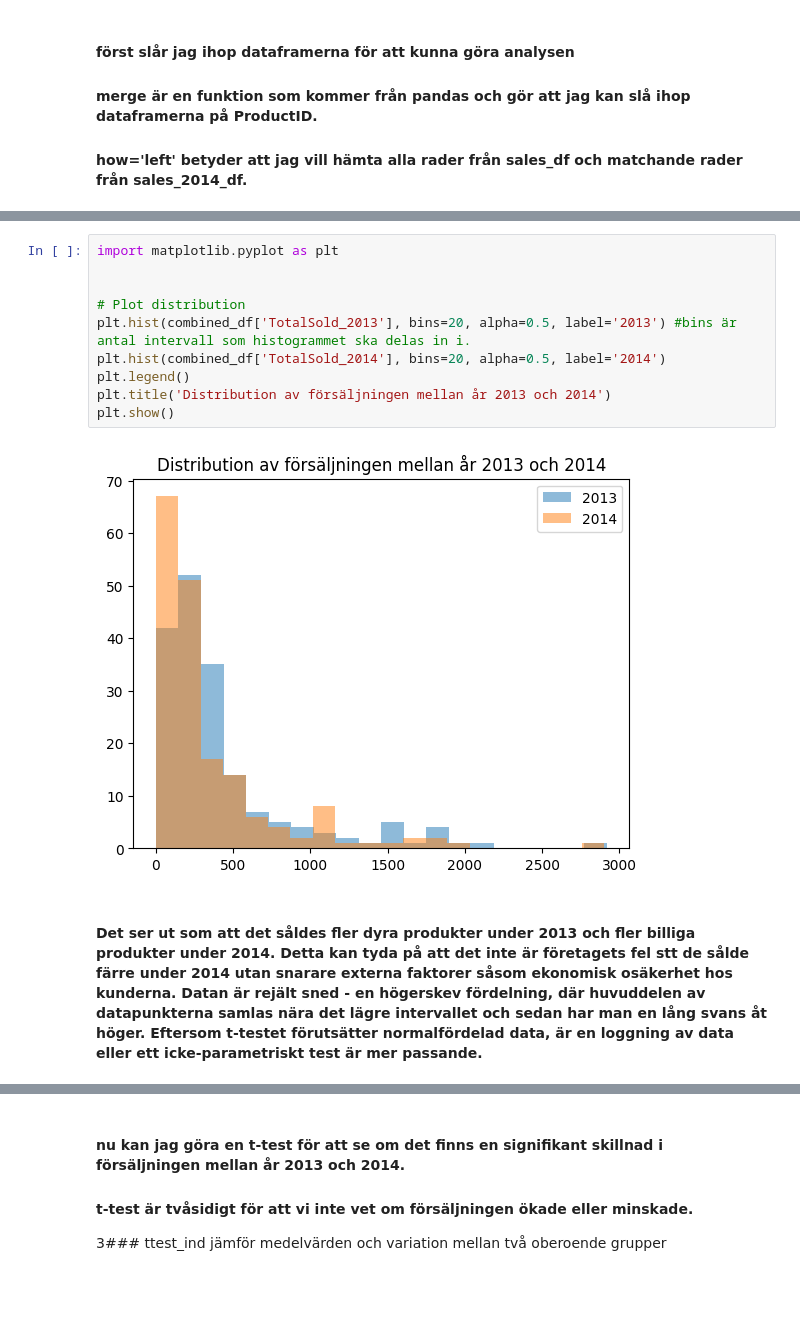
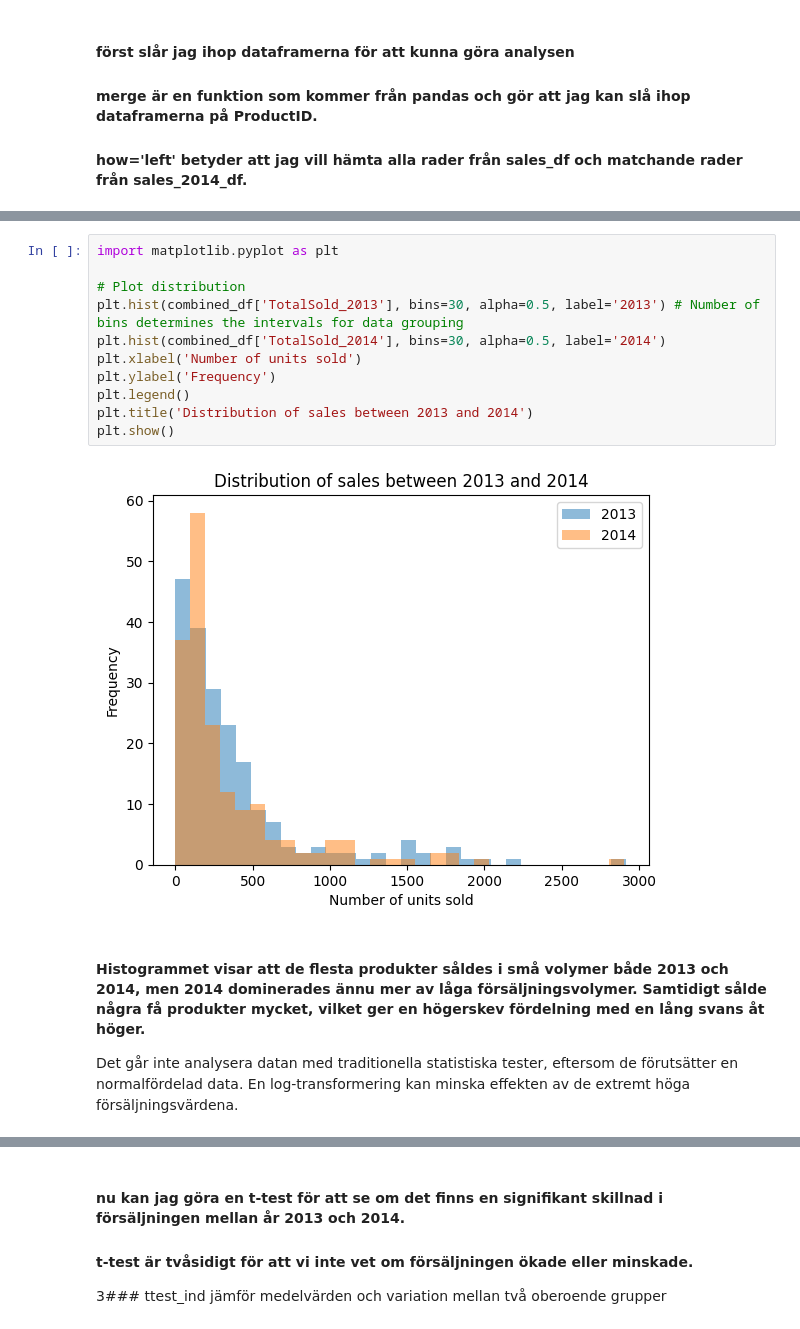
Before and after one commit to maria-lagerholm/FullStackRomanChurches, a Jupyter notebook: kunskapskontroll_Lagerholm.ipynb, the cells around one changed output, grey strips where cells are left out. Saved outputs shown, nothing was run; the diff lists cells and outputs as text; blank space fills up the shorter version.

```diff
--- a/kunskapskontroll_Lagerholm.ipynb
+++ b/kunskapskontroll_Lagerholm.ipynb
@@ -493,17 +464,19 @@ print(combined_df.to_markdown())
 # %%
 import matplotlib.pyplot as plt
 
-
 # Plot distribution
-plt.hist(combined_df['TotalSold_2013'], bins=20, alpha=0.5, label='2013') #bins är antal intervall som histogrammet ska delas in i.
-plt.hist(combined_df['TotalSold_2014'], bins=20, alpha=0.5, label='2014')
+plt.hist(combined_df['TotalSold_2013'], bins=30, alpha=0.5, label='2013') # Number of bins determines the intervals for data grouping
+plt.hist(combined_df['TotalSold_2014'], bins=30, alpha=0.5, label='2014')
+plt.xlabel('Number of units sold')
+plt.ylabel('Frequency')
 plt.legend()
-plt.title('Distribution av försäljningen mellan år 2013 och 2014')
+plt.title('Distribution of sales between 2013 and 2014')
 plt.show()
 # %% [output]
-[figure, old version]
+[figure, new version]
-# %% [markdown]
-#### Det ser ut som att det såldes fler dyra produkter under 2013 och fler billiga produkter under 2014. Detta kan tyda på att det inte är företagets fel stt de sålde färre under 2014 utan snarare externa faktorer såsom ekonomisk osäkerhet hos kunderna. Datan är rejält sned - en högerskev fördelning, där huvuddelen av datapunkterna samlas nära det lägre intervallet och sedan har man en lång svans åt höger. Eftersom t-testet förutsätter normalfördelad data, är en loggning av data eller ett icke-parametriskt test är mer passande.
+# %% [markdown]
+#### Histogrammet visar att de flesta produkter såldes i små volymer både 2013 och 2014, men 2014 dominerades ännu mer av låga försäljningsvolymer. Samtidigt sålde några få produkter mycket, vilket ger en högerskev fördelning med en lång svans åt höger.
+Det går inte analysera datan med traditionella statistiska tester, eftersom de förutsätter en normalfördelad data. En log-transformering kan minska effekten av de extremt höga försäljningsvärdena.
 # %%
 import numpy as np
 
```
Also changed, not shown: parts of 6 cells of this notebook.
